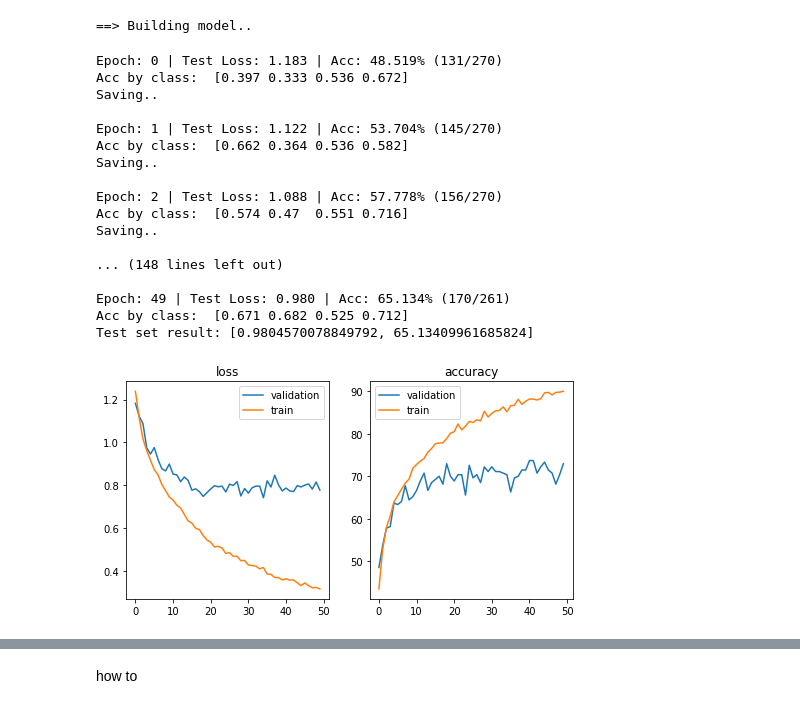
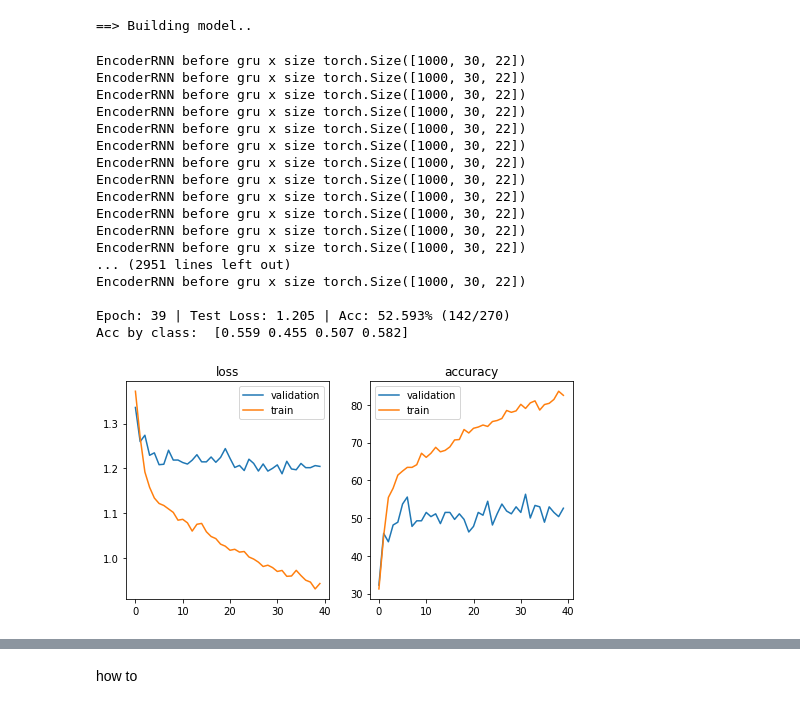
Before and after one commit to CrisZhangZJU/ECE239as-Deep-learning, a Jupyter notebook: EEG_main.ipynb, the cells around one changed output, grey strips where cells are left out. Cells and saved outputs as stored; diff of their text form; code cells hidden in the pictures.

```diff
--- a/EEG_main.ipynb
+++ b/EEG_main.ipynb
@@ -26,8 +28,12 @@ print('==> Preparing data..')
 subject="ALL"
 load=loader()
 
-train_loader, test_loader,val_loader, _ = load(subject,batch_size= 20,num_validation = 30)
+train_loader, test_loader,val_loader, _ = load(subject,batch_size= 30,num_validation = 30)
 
+# cc=test_loader
+# dd=val_loader
+# test_loader=dd
+# val_loader=cc
 
 sub_num= 4 if subject=="ALL" else subject
 # %% [output]
@@ -147,8 +153,8 @@ def main_train(epoches = 8):
         stats['train'].append(train(epoch))
         stats['val'].append(test(epoch,testloader=val_loader))
 
-    stats['test']=test(epoch,test_loader)
-    print('Test set result:',stats['test'])
+#     stats['test']=test(epoch,test_loader)
+#     print('Test set result:',stats['test'])
 
     stats['val']  = np.array(stats['val'])
     stats['train'] = np.array(stats['train'])
@@ -166,9 +172,9 @@ def main_train(epoches = 8):
 # %%
 # Model
 from Model import Shallow_CNN
-from models import ShallowCNN,Shallow_CNN_SQ
-# from models import encoder,Transformer,EncoderRNN,RNN_CNN
-from models import RNN_CNN
+# from models import ShallowCNN,Shallow_CNN_SQ
+from models import encoder,Transformer,EncoderRNN,RNN_CNN
+# from models import RNN_CNN
 print('==> Building model..')
 # net = Shallow_CNN.CNN_Shallow()
 # net=encoder.Model() # best59
@@ -178,7 +184,7 @@ print('==> Building model..')
 # net = Transformer.Transformer1(num_layers=1, heads=8, drop_out=0.1, max_relative_positions=0,) # best 39
 # net = Transformer.Transformer1(num_layers=1, heads=1, drop_out=0.1, max_relative_positions=0,) # best 39
 # net = Transformer.Transformer1(num_layers=1, heads=1, drop_out=0.5, max_relative_positions=0,) # best 39
-# net = EncoderRNN.EncoderRNN() # same as the above encoder.Model()
+net = EncoderRNN.EncoderRNN() # same as the above encoder.Model()
 # net = EncoderRNN.EncoderRNN1() # best 30
 # net = Transformer.Transformer0(cut=10, num_layers=1, heads=4, drop_out=0.1, max_relative_positions=0,) # best 8 epoch 42
 # net = Transformer.Transformer0(cut=2, num_layers=1, heads=4, drop_out=0.1, max_relative_positions=0,) #大约10epoch过拟合，最好50
@@ -193,7 +199,7 @@ print('==> Building model..')
 # net =RNN_CNN.RNN0_CNN(rnn_num_layers=1, rnn_dropout=0.3)  # 前20轮18 67 和上面相似，loss在第五个epoch过拟合
 # net =RNN_CNN.RNN0_CNN(rnn_num_layers=2, rnn_dropout=0.1) # 感觉这三个acc都波动很大，建议调低lr 13epoch 67
 # net =  RNN_CNN.RNN0_CNN(rnn_num_layers=1, rnn_dropout=0) # 把lr调低到0.0001试下，好像在64附近挣扎
-net= Shallow_CNN_SQ.CNN_Shallow()
+# net= Shallow_CNN_SQ.CNN_Shallow()
 net = net.to(device)
 if device == 'cuda':
     net = torch.nn.DataParallel(net)
@@ -216,28 +222,28 @@ optimizer = optim.SGD(net.parameters(), lr=0.001, momentum=0.9)
 # %%
 import matplotlib.pyplot as plt
 # optimizer = torch.optim.Adam(net.parameters(), lr=0.001, betas=(0.9,0.999), eps=1e-08, weight_decay=0.002)
-optimizer = torch.optim.Adam(net.parameters(), lr=0.0011, betas=(0.9,0.999), eps=1e-08, weight_decay=0.011) #SQ
+optimizer = torch.optim.Adam(net.parameters(), lr=0.001, betas=(0.9,0.999), eps=1e-08, weight_decay=0.01) #SQ
 
-main_train(epoches = 50)
+main_train(epoches = 40)
 # %% [output]
-Epoch: 0 | Test Loss: 1.183 | Acc: 48.519% (131/270)
-Acc by class:  [0.397 0.333 0.536 0.672]
-Saving..
+EncoderRNN before gru x size torch.Size([1000, 30, 22])
+EncoderRNN before gru x size torch.Size([1000, 30, 22])
+EncoderRNN before gru x size torch.Size([1000, 30, 22])
+EncoderRNN before gru x size torch.Size([1000, 30, 22])
+EncoderRNN before gru x size torch.Size([1000, 30, 22])
+EncoderRNN before gru x size torch.Size([1000, 30, 22])
+EncoderRNN before gru x size torch.Size([1000, 30, 22])
+EncoderRNN before gru x size torch.Size([1000, 30, 22])
+EncoderRNN before gru x size torch.Size([1000, 30, 22])
+EncoderRNN before gru x size torch.Size([1000, 30, 22])
+EncoderRNN before gru x size torch.Size([1000, 30, 22])
+EncoderRNN before gru x size torch.Size([1000, 30, 22])
+... (2951 lines left out)
+EncoderRNN before gru x size torch.Size([1000, 30, 22])
 
-Epoch: 1 | Test Loss: 1.122 | Acc: 53.704% (145/270)
-Acc by class:  [0.662 0.364 0.536 0.582]
-Saving..
-
-Epoch: 2 | Test Loss: 1.088 | Acc: 57.778% (156/270)
-Acc by class:  [0.574 0.47  0.551 0.716]
-Saving..
-
-... (148 lines left out)
-
-Epoch: 49 | Test Loss: 0.980 | Acc: 65.134% (170/261)
-Acc by class:  [0.671 0.682 0.525 0.712]
-Test set result: [0.9804570078849792, 65.13409961685824]
+Epoch: 39 | Test Loss: 1.205 | Acc: 52.593% (142/270)
+Acc by class:  [0.559 0.455 0.507 0.582]
-[figure, old version]
+[figure, new version]
 # %%
 net
 # %% [output]
```
Also changed, not shown: parts of 5 cells of this notebook, 2 other files.
